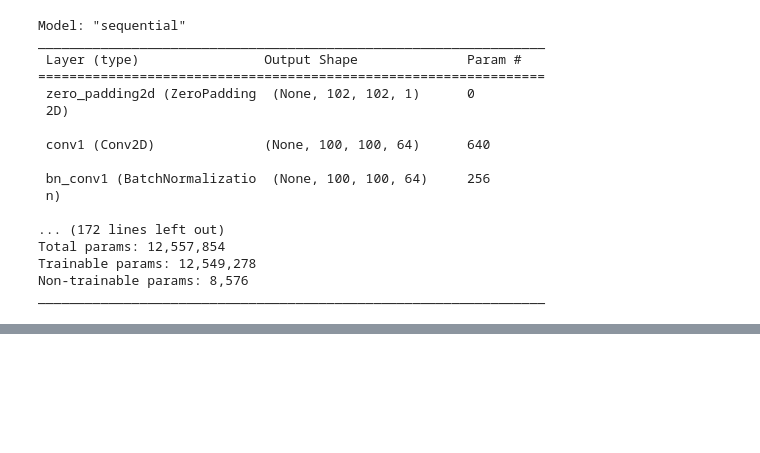
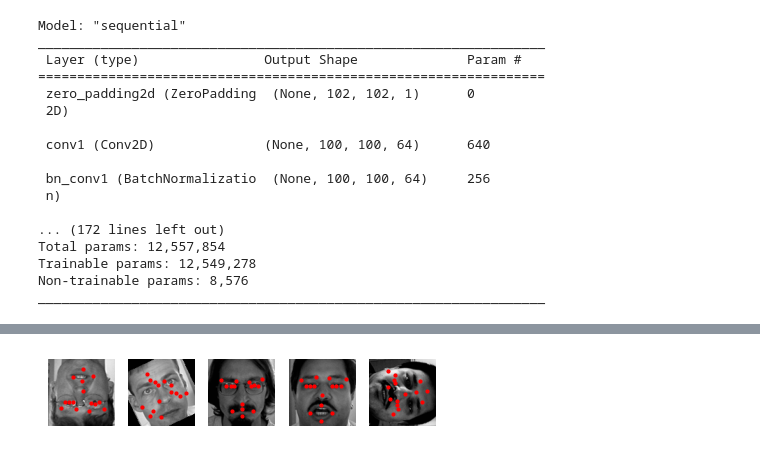
Before and after one commit to RubenBBlazquez/EmotionPredictor, a Jupyter notebook: FacialPointsPredictor.ipynb, the cells around one changed output, grey strips where cells are left out. Drawn from its saved outputs; the diff is of its cells as text; code cells hidden in the pictures; blank space fills up the shorter version.

Commit message:
[] new data augmentation script to reduce memory use using batchs

```diff
--- a/FacialPointsPredictor.ipynb
+++ b/FacialPointsPredictor.ipynb
@@ -114,5 +114,5 @@ Trainable params: 12,549,278
 Non-trainable params: 8,576
 _________________________________________________________________
 # %%
-data = pd.read_feather('datasets/augmented_data.feather').copy()
+data = pd.read_feather('datasets/augmented_data2.feather').copy()
 data
@@ -130,0 +133,26 @@ model.fit(images, points, epochs=10, batch_size=32)
+# %%
+from matplotlib import pyplot as plt
+
+images = pd.DataFrame(data.loc[4000:5000,'Image'])
+points = data.iloc[4000:5000,:-1]
+
+def visualize_images_with_points(n_images: int, dataset, shape, points):
+    """Visualize n_images images from the dataset."""
+    images = dataset.sample(n_images)
+    points = points.loc[images.index]
+    images = images.apply(
+        lambda x: x.str.split(' ', expand=True).astype(np.float32).to_numpy().reshape(shape), axis=1
+    ).values
+
+    fig, axes = plt.subplots(1, n_images, figsize=(n_images, 2))
+    for i, ax in enumerate(axes):
+        ax.imshow(images[i], cmap='gray')
+        ax.plot(points.values[i][0::2], points.values[i][1::2], 'ro', markersize=2)
+
+        ax.axis('off')
+
+    plt.show()
+
+visualize_images_with_points(5, images, (96, 96), points)
+# %% [output]
+[figure, added]
```
Also changed, not shown: parts of 6 cells of this notebook, 1 other file.
